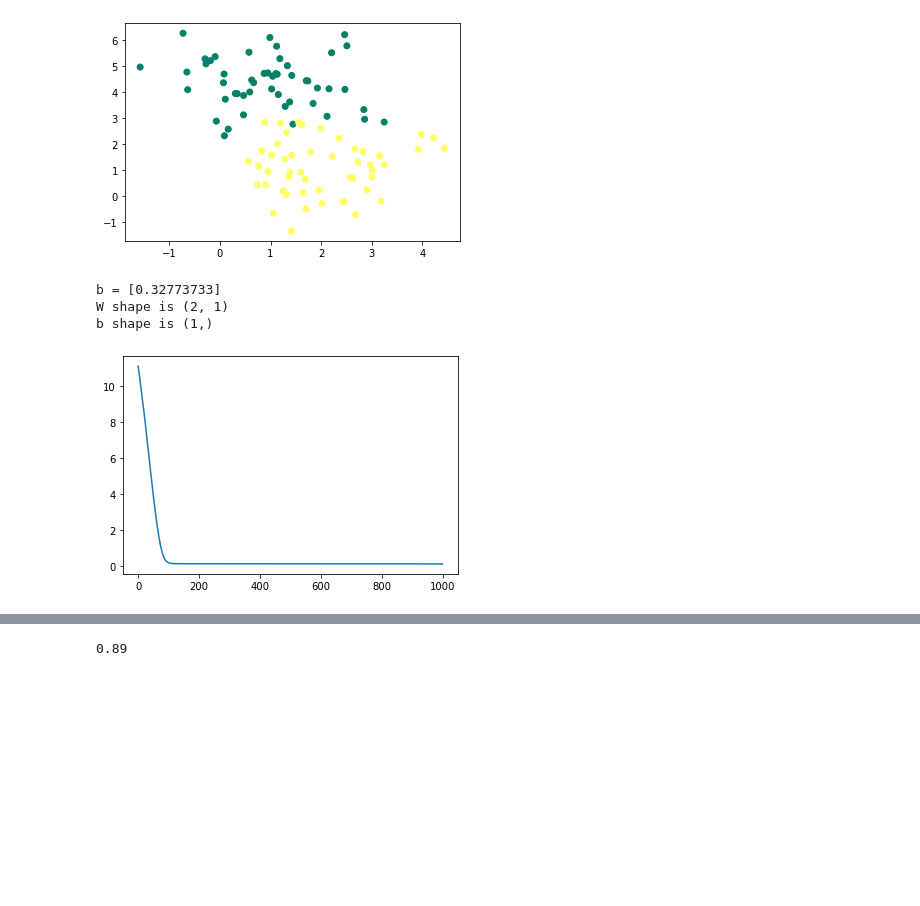
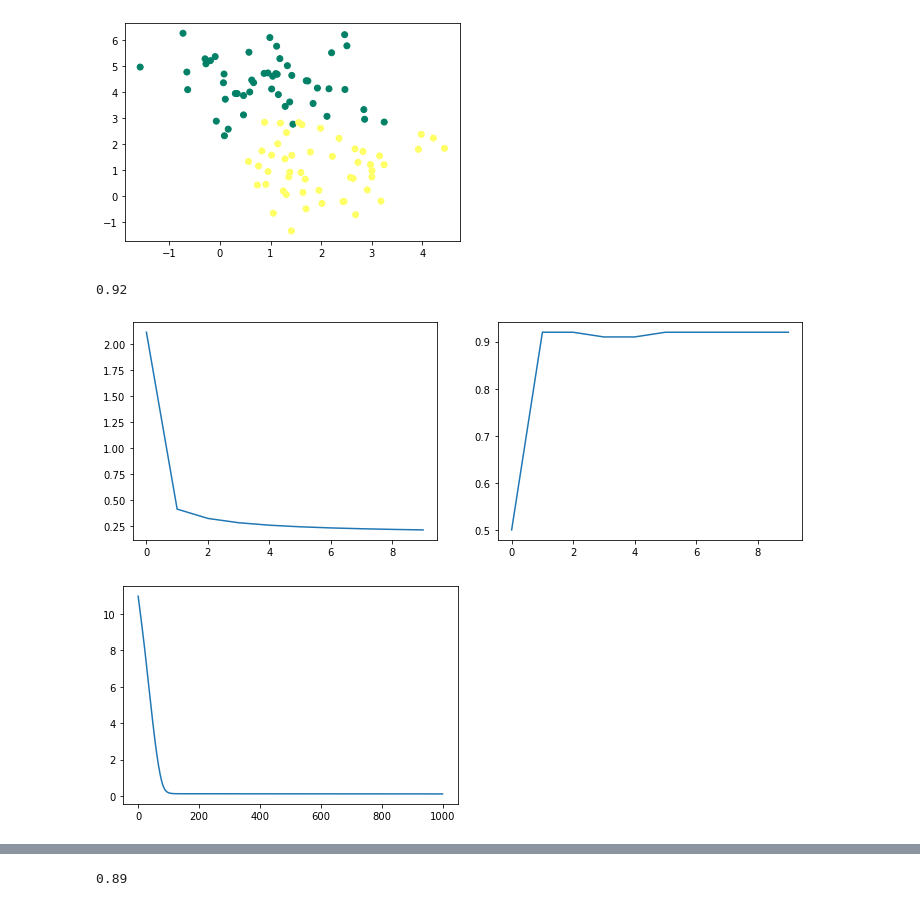
Before and after one commit to ichiro10/DeepLearning_Image_Recognition_Dogs_vs_Cats, a Jupyter notebook: ArtificialNeuron.ipynb, the cells around one changed output, grey strips where cells are left out. Cells and saved outputs as stored; diff of their text form; code cells hidden in the pictures; blank space fills up the shorter version.

```diff
--- a/ArtificialNeuron.ipynb
+++ b/ArtificialNeuron.ipynb
@@ -111,12 +123,14 @@ def artificial_neuron2(X, y, learning_rate=0.1 ,n_iter =1000):
     plt.show()
 
     return (history, b)
+# %%
+W, b = artificial_neuron(X, y)
+# %% [output]
+0.92
+[figure, added]
 # %%
-history, b=artificial_neuron2(X, y)
+history, b1=artificial_neuron2(X, y)
 # %% [output]
-b = [0.32773733]
-W shape is (2, 1)
-b shape is (1,)
 [figure]
 # %%
 W, b
```
Also changed, not shown: parts of 26 cells of this notebook.
